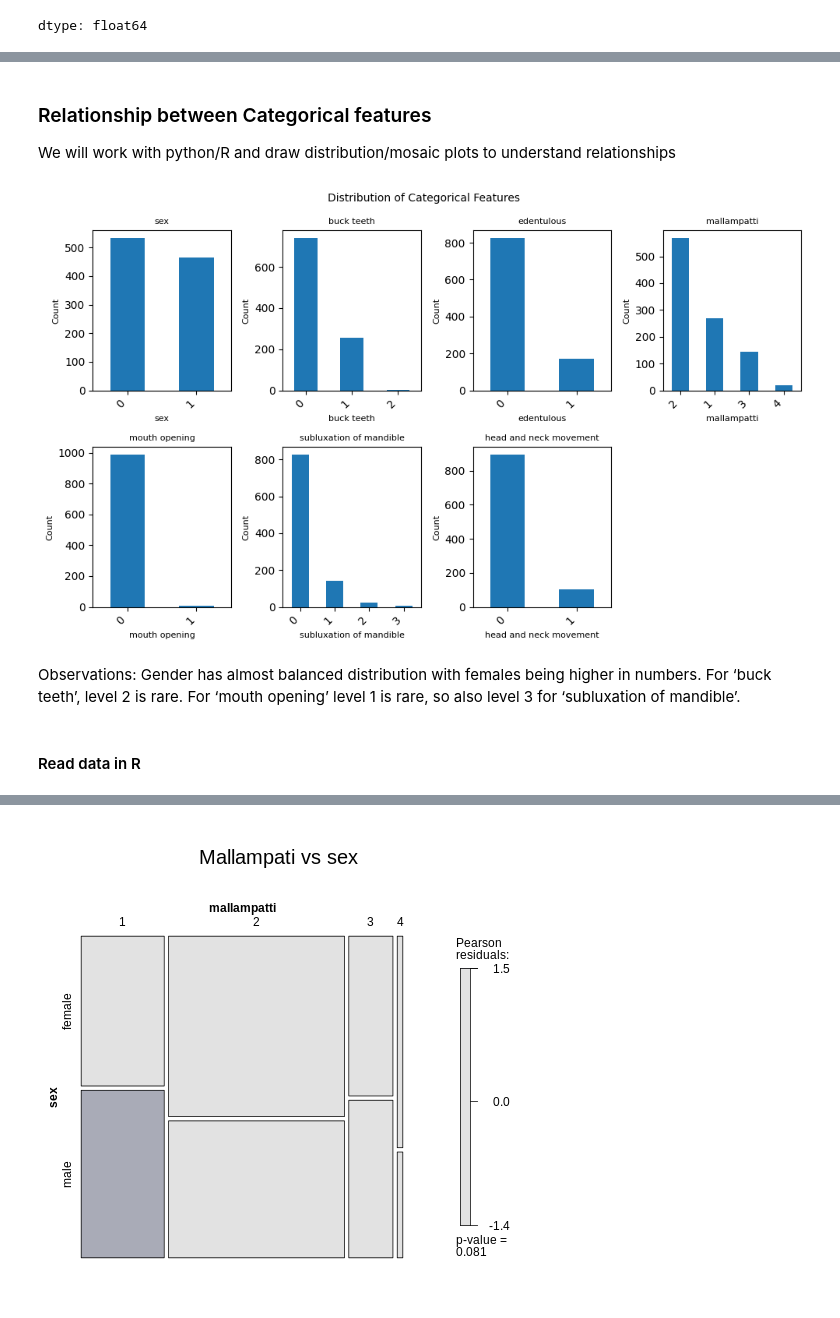
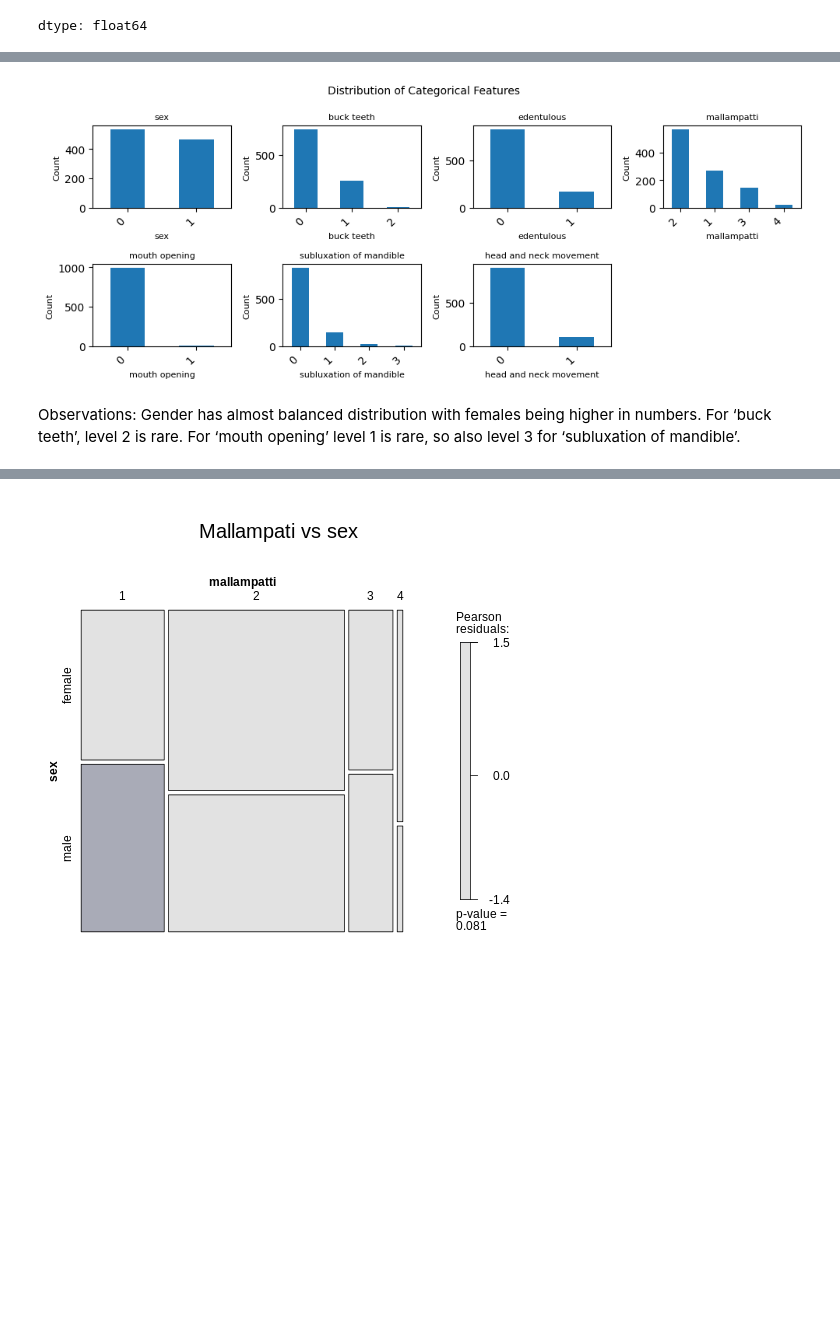
Before and after one commit to harnalashok/classification, a Jupyter notebook: airways.ipynb, the cells around one changed output, grey strips where cells are left out. Cells and saved outputs as stored; diff of their text form; code cells hidden in the pictures; blank space fills up the shorter version.

```diff
--- a/airways.ipynb
+++ b/airways.ipynb
@@ -347,26 +366,21 @@ _=plt.show()
-# %% [markdown]
-### Relationship between Categorical features
-We will work with python/R and draw distribution/mosaic plots to understand relationships
 # %%
 # Distribution of categorical features:
-fig, axes = plt.subplots(2, 4, figsize=(10, 6))
+fig, axes = plt.subplots(2, 4, figsize=(10, 4))
 _=fig.suptitle('Distribution of Categorical Features', fontsize=10)
 
 for i, col in enumerate(cat_features):
     ax = axes[i // 4, i % 4]
     _=df[col].value_counts().plot(kind='bar', ax=ax)
     _=ax.set_title(col, fontsize=8)
     _=ax.set_xlabel(col, fontsize=8)
     _=ax.set_ylabel('Count', fontsize=8)
     _=plt.setp(ax.get_xticklabels(), rotation=45, ha='right')
     if i == 6:
        _=plt.axis('off')
 
 _=plt.tight_layout()
 _=plt.show()
 # %% [output]
-[figure, old version]
+[figure, new version]
 # %% [markdown]
 Observations: Gender has almost balanced distribution with females being higher in numbers. For ‘buck teeth’, level 2 is rare. For ‘mouth opening’ level 1 is rare, so also level 3 for ‘subluxation of mandible’.
-# %% [markdown]
-#### Read data in R
```
Also changed, not shown: parts of 17 cells of this notebook.
